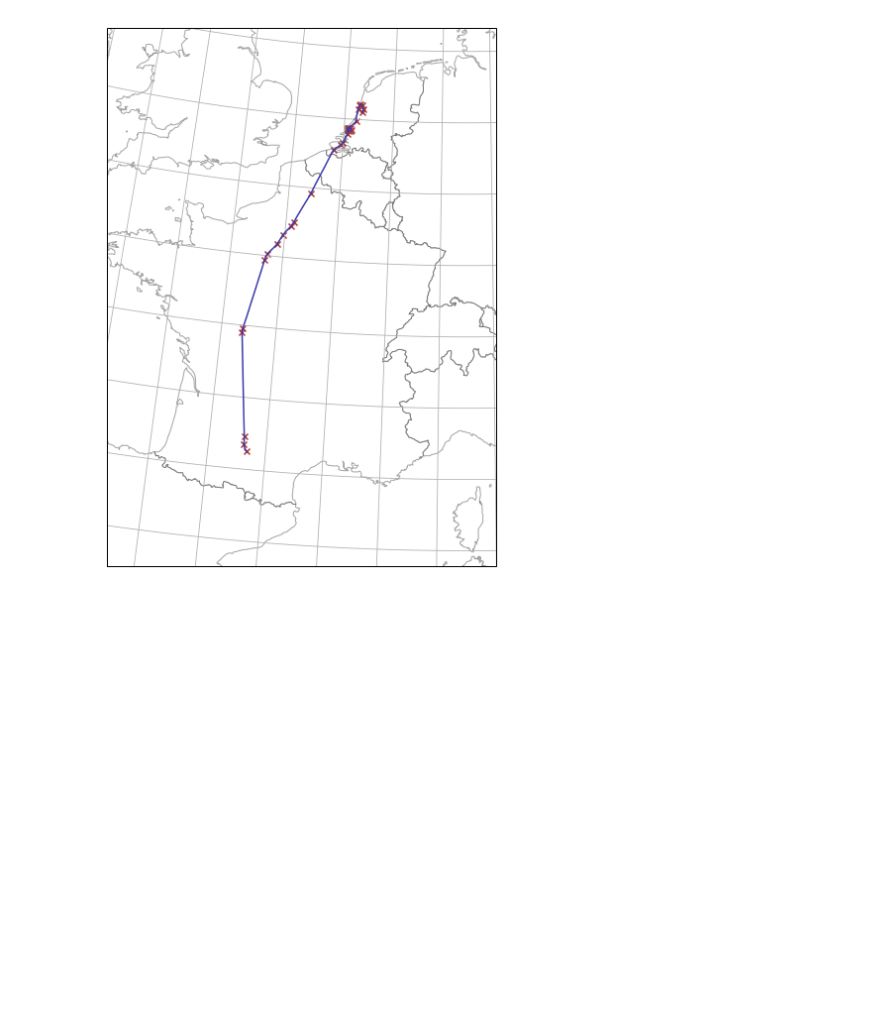
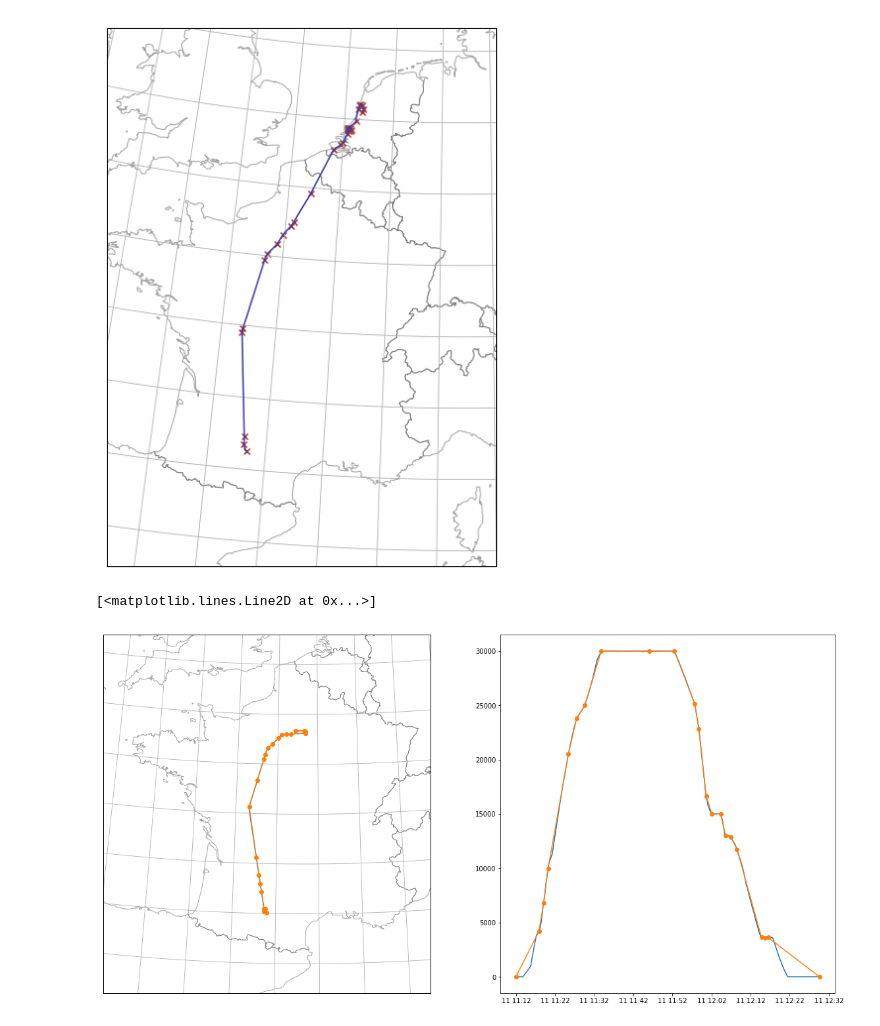
Before and after one commit to xoolive/traffic, a Jupyter notebook: notebooks/douglas_peucker.ipynb, the cells around one changed output. Cells and saved outputs as stored; diff of their text form; code cells hidden in the pictures; blank space fills up the shorter version.

Commit message:
douglas peucker with altitude

```diff
--- a/notebooks/douglas_peucker.ipynb
+++ b/notebooks/douglas_peucker.ipynb
@@ -43,3 +43,54 @@ ax.scatter(flight[mask].lon, flight[mask].lat,
 # %% [output]
 <matplotlib.collections.PathCollection at 0x...>
 [figure]
+# %%
+import pandas as pd
+
+p = pd.read_csv("/home/xo/Documents/nextCloud/travel/adsb/csv/20161211_AF7521_(bdc2b2d).csv")
+
+from operator import itemgetter
+
+p['lat'] = p.Position.str.split(",").apply(itemgetter(0)).astype(float)
+p['lon'] = p.Position.str.split(",").apply(itemgetter(1)).astype(float)
+
+
+%matplotlib inline
+import matplotlib.pyplot as plt
+from matplotlib.patches import Polygon
+from datetime import datetime
+from cartopy.crs import EuroPP, PlateCarree
+from cartotools.crs import Lambert93
+from cartopy.feature import NaturalEarthFeature
+
+from traffic.tools import douglas_peucker
+
+
+countries = NaturalEarthFeature(
+    category='cultural',
+    name='admin_0_countries',
+    scale='10m',
+    edgecolor='#524c50',
+    facecolor='none',
+    alpha=.5)
+
+fig = plt.figure(figsize=(20, 10))
+ax = fig.add_subplot(121, projection=Lambert93())
+
+
+dp = douglas_peucker(df=p, lon='lon', lat='lat',  z='Altitude', tolerance=1e3,)
+ax.add_feature(countries)
+ax.gridlines()
+ax.set_extent((-5, 8, 41, 52))
+
+ax.plot(p.lon, p.lat, transform=PlateCarree())
+ax.plot(p[dp].lon, p[dp].lat, '-o', transform=PlateCarree())
+
+ax1 = fig.add_subplot(122)
+ax1.plot(p.Timestamp.apply(datetime.fromtimestamp), p.Altitude)
+ax1.plot(p[dp].Timestamp.apply(datetime.fromtimestamp), p[dp].Altitude, '-o')
+#for sector in ['PT', 'RL', 'US4']:
+#    sectors[f'LFBB{sector}'].plot(ax, edgecolor='green', linestyle='--', alpha=.5)
+#    sectors[f'LFBB{sector}'].annotate(ax, color='green', fontname='Ubuntu')
+# %% [output]
+[<matplotlib.lines.Line2D at 0x...>]
+[figure, added]
```
Also changed, not shown: 2 other files.
